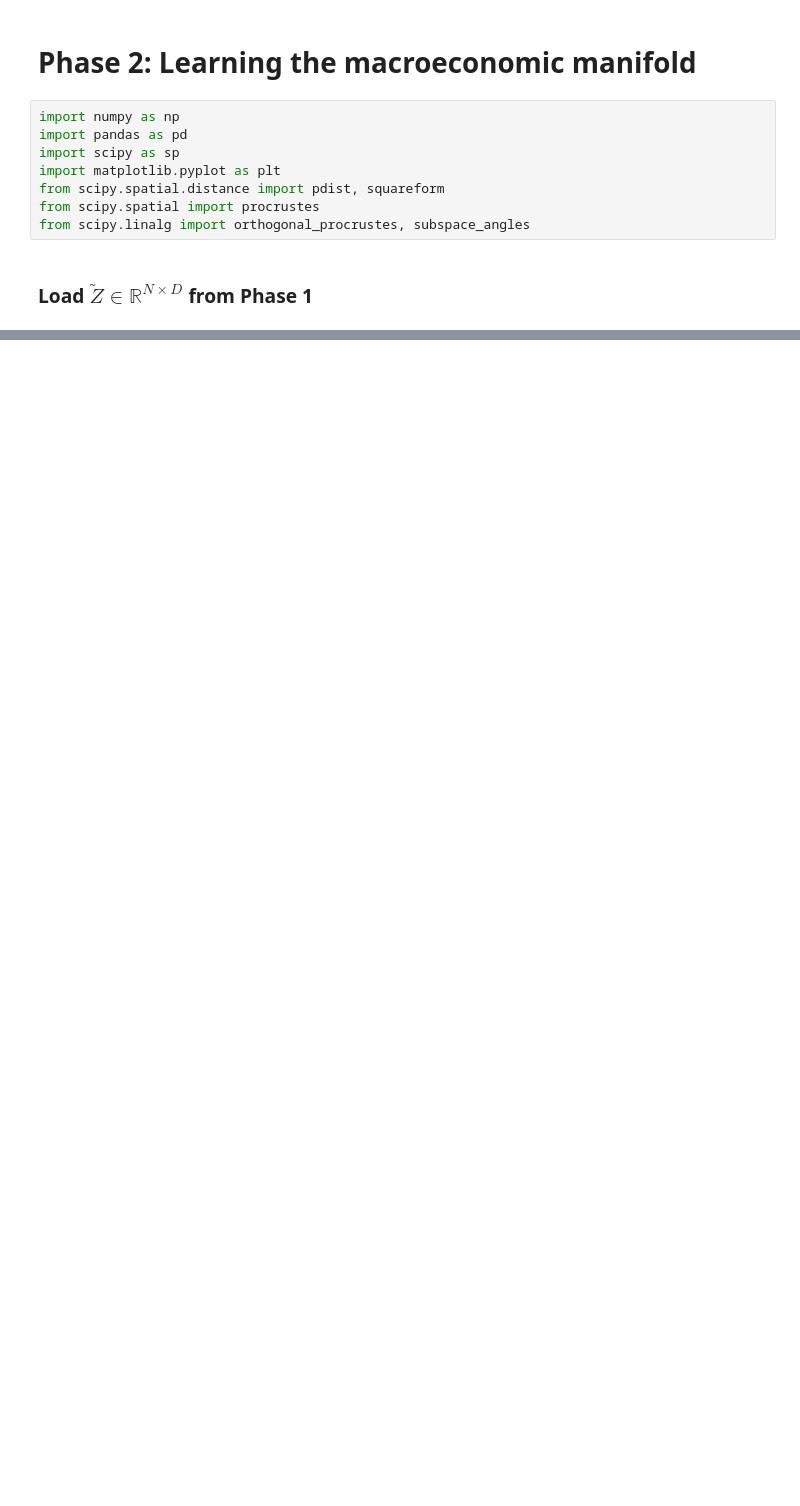
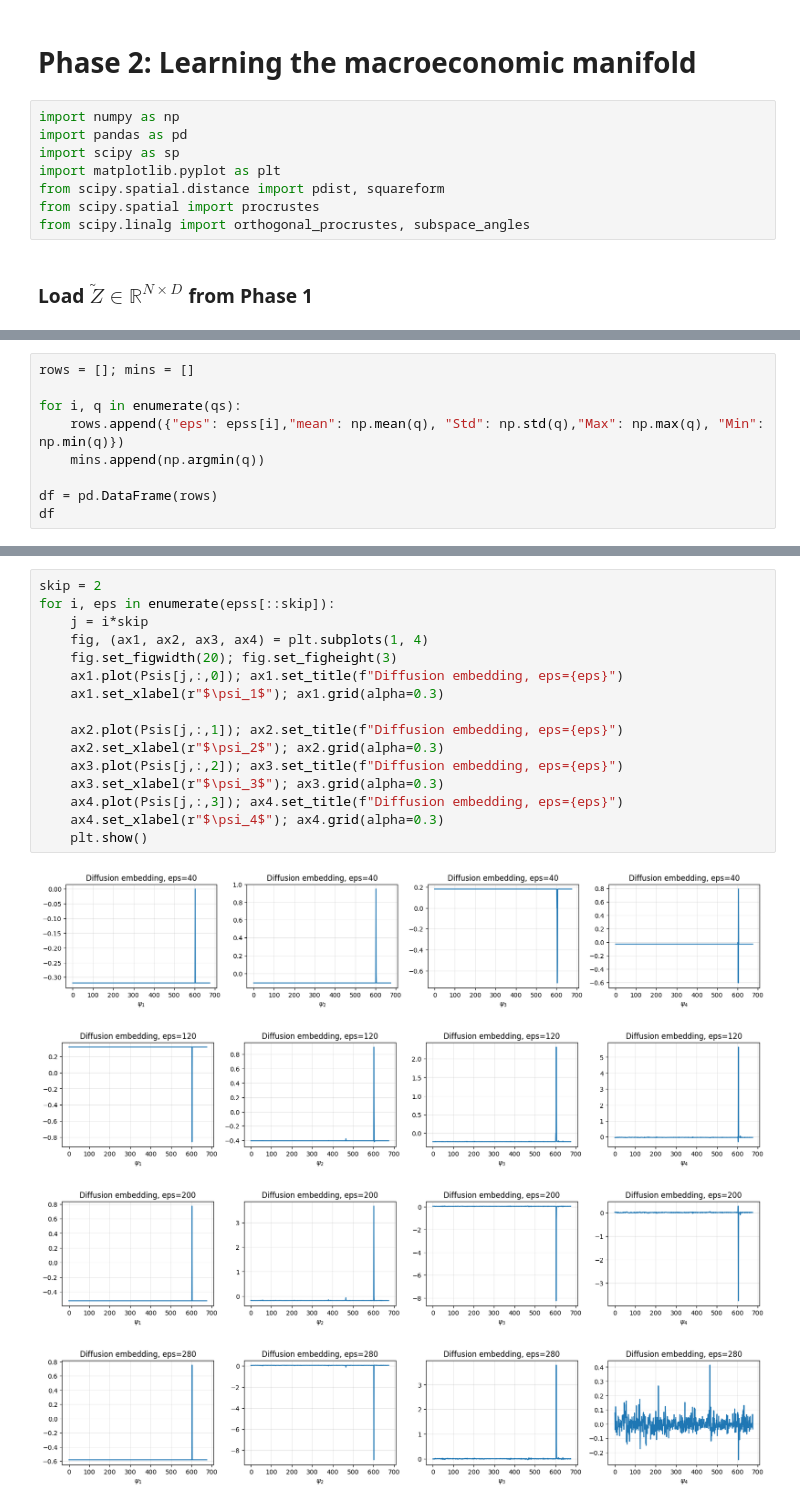
Before and after one commit to adamfowliee/JDKF_Starter, a Jupyter notebook: dissertation_brief/brief_phase2.ipynb, the cells around one changed output, grey strips where cells are left out. Saved outputs shown, nothing was run; the diff lists cells and outputs as text; blank space fills up the shorter version.

Commit message:
covid causing problems with embedding

```diff
--- a/dissertation_brief/brief_phase2.ipynb
+++ b/dissertation_brief/brief_phase2.ipynb
@@ -79,0 +91,9 @@ plt.show()
+# %%
+rows = []; mins = []
+
+for i, q in enumerate(qs):
+    rows.append({"eps": epss[i],"mean": np.mean(q), "Std": np.std(q),"Max": np.max(q), "Min": np.min(q)})
+    mins.append(np.argmin(q))
+
+df = pd.DataFrame(rows)
+df
@@ -79,0 +111,21 @@ plt.show()
+# %%
+skip = 2
+for i, eps in enumerate(epss[::skip]):
+    j = i*skip
+    fig, (ax1, ax2, ax3, ax4) = plt.subplots(1, 4)
+    fig.set_figwidth(20); fig.set_figheight(3)
+    ax1.plot(Psis[j,:,0]); ax1.set_title(f"Diffusion embedding, eps={eps}")
+    ax1.set_xlabel(r"$\psi_1$"); ax1.grid(alpha=0.3)
+
+    ax2.plot(Psis[j,:,1]); ax2.set_title(f"Diffusion embedding, eps={eps}")
+    ax2.set_xlabel(r"$\psi_2$"); ax2.grid(alpha=0.3)
+    ax3.plot(Psis[j,:,2]); ax3.set_title(f"Diffusion embedding, eps={eps}")
+    ax3.set_xlabel(r"$\psi_3$"); ax3.grid(alpha=0.3)
+    ax4.plot(Psis[j,:,3]); ax4.set_title(f"Diffusion embedding, eps={eps}")
+    ax4.set_xlabel(r"$\psi_4$"); ax4.grid(alpha=0.3)
+    plt.show()
+# %% [output]
+[figure, added]
+[figure, added]
+[figure, added]
+[figure, added]
```
Also changed, not shown: parts of 16 cells of this notebook, 5 other files.
